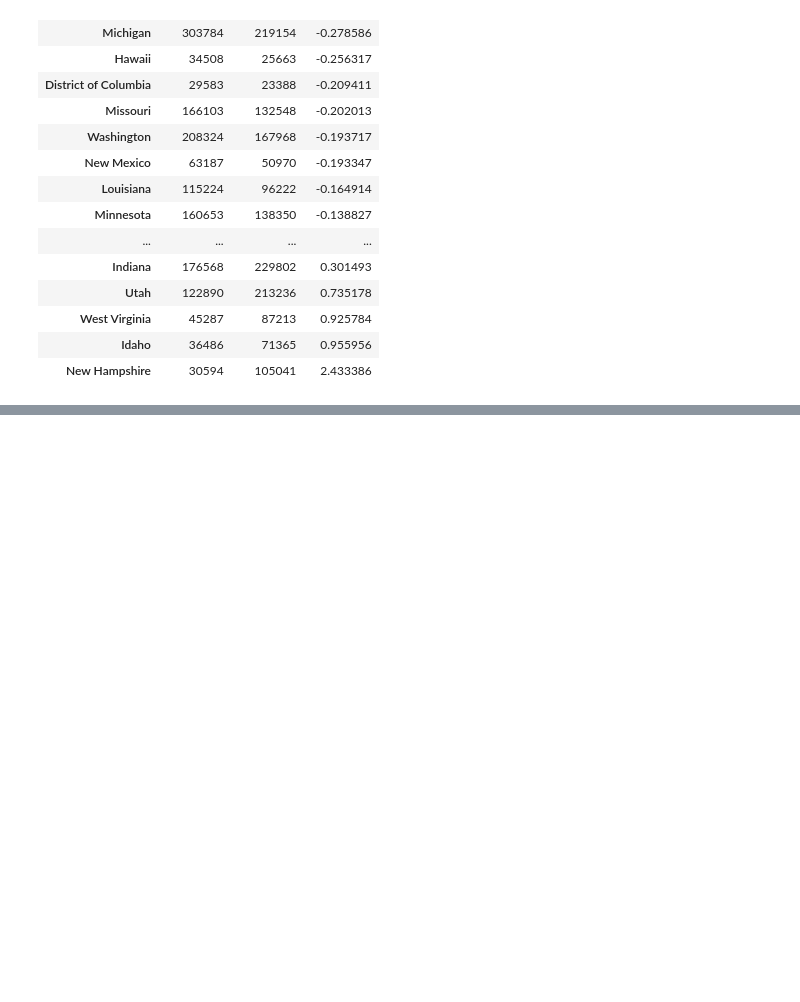
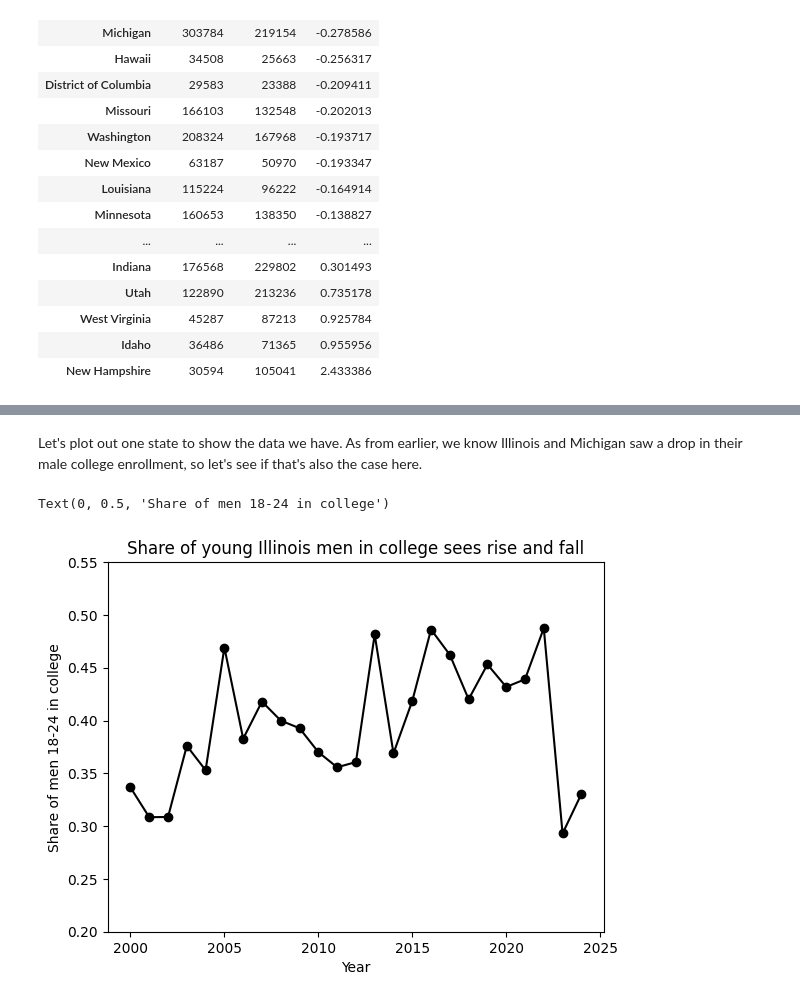
Before and after one commit to rhawrami-aibm/bloomberg_question, a Jupyter notebook: mens_ed.ipynb, the cells around one changed output, grey strips where cells are left out. Drawn from its saved outputs; the diff is of its cells as text; code cells hidden in the pictures; blank space fills up the shorter version.

Commit message:
added cps data analysis

```diff
--- a/mens_ed.ipynb
+++ b/mens_ed.ipynb
@@ -117,0 +133,48 @@ What if we wanted to look at the share of men enrolled in college over time? For
+# %%
+#CPS data on enrollment
+cps = pd.DataFrame(pd.read_csv("cps.csv.gz", delimiter=","))
+# %%
+#Codes for variables of interest
+# STATEFIP : 1-56 are U.S. States
+# SEX: 1 for Males
+# SCHLCOLL : 3-4 are In College
+
+#Drop anyone not in 18-24 y.o. range, and male
+cps1 = cps.query("AGE >= 18 and AGE <= 24 and SEX == 1")
+#Make sure state and college attendace variables aren't NIU
+cps1 = cps1.query("SCHLCOLL > 0 and STATEFIP <= 56")
+
+#In college
+in_college = cps1.query("SCHLCOLL == 3 or SCHLCOLL == 4")
+in_college = in_college.loc[:, ["STATEFIP", "YEAR", "WTFINL"]].groupby(["STATEFIP", "YEAR"]).sum()
+in_college = in_college.rename(columns={"WTFINL" : "incollege"})
+
+#Not in college
+notin_college = cps1.query("SCHLCOLL != 3 and SCHLCOLL != 4")
+notin_college = notin_college.loc[:, ["STATEFIP", "YEAR", "WTFINL"]].groupby(["STATEFIP", "YEAR"]).sum()
+notin_college = notin_college.rename(columns={"WTFINL" : "notincollege"})
+
+#Merge, calculate share of men 18-24 y.o. in college, by year and state
+cps_shareincoll = in_college.merge(right=notin_college, on=["STATEFIP", "YEAR"])
+cps_shareincoll["share"] = cps_shareincoll.incollege / (cps_shareincoll.incollege + cps_shareincoll.notincollege)
+# %% [markdown]
+Let's plot out one state to show the data we have. As from earlier, we know Illinois and Michigan saw a drop in their male college enrollment, so let's see if that's also the case here.
+# %%
+#Illinois & Michigan Male Enrollment
+#Illinois STATEFIP CODE = 17
+#Michigan STATEFIPS CODE = 26
+cps_illinois = cps_shareincoll.query("STATEFIP == 17")
+cps_illinois = cps_illinois.reset_index()
+
+cps_michigan = cps_shareincoll.query("STATEFIP == 26")
+cps_michigan = cps_michigan.reset_index()
+
+#Plot
+plt.plot(cps_illinois.YEAR, cps_illinois.share, color = "black", marker = "o")
+plt.ylim(.2, .55)
+plt.title("Share of young Illinois men in college sees rise and fall")
+plt.xlabel("Year")
+plt.ylabel("Share of men 18-24 in college")
+# %% [output]
+Text(0, 0.5, 'Share of men 18-24 in college')
+[figure, added]
```
Also changed, not shown: parts of 8 cells of this notebook.
